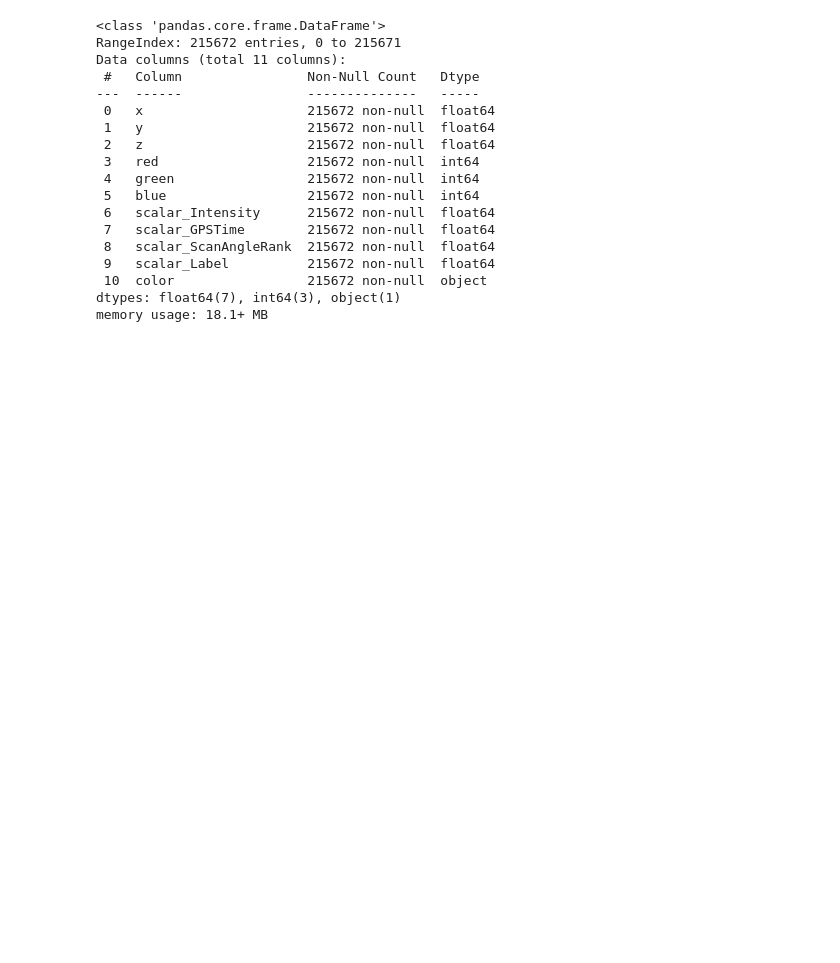
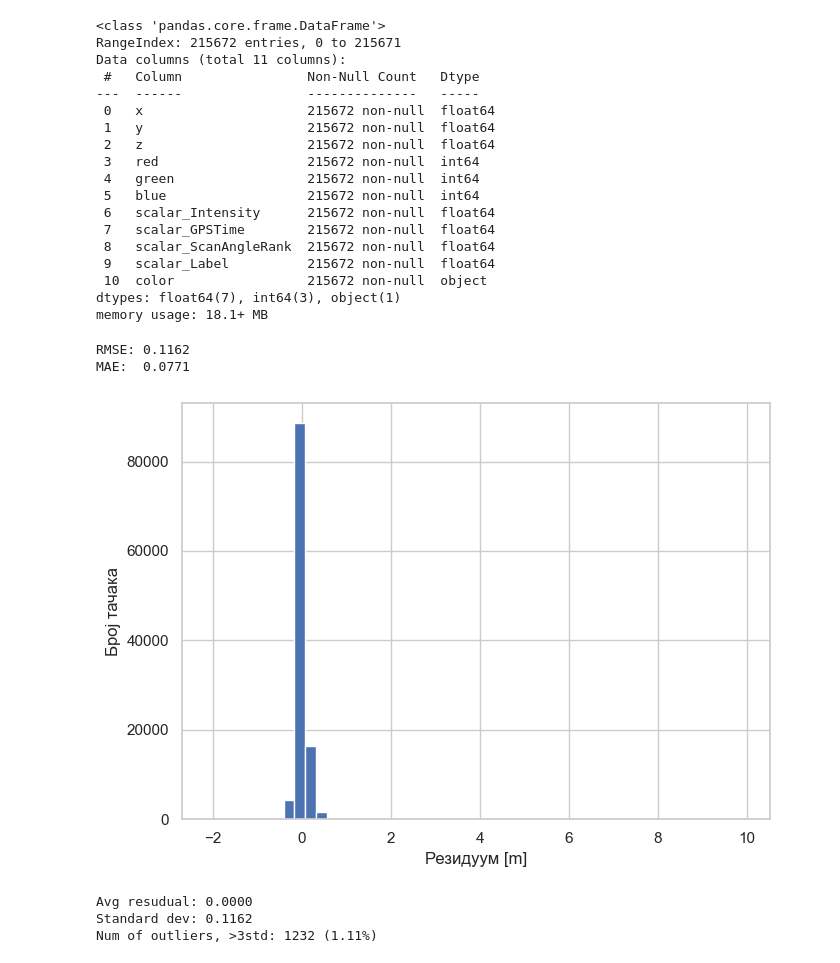
Before and after one commit to peksikeksi/pinv-svd, a Jupyter notebook: pinv_lidar.ipynb, the cells around one changed output. Saved outputs shown, nothing was run; the diff lists cells and outputs as text; code cells hidden in the pictures; blank space fills up the shorter version.

```diff
--- a/pinv_lidar.ipynb
+++ b/pinv_lidar.ipynb
@@ -195,4 +189,43 @@ plt.savefig("results/ground_approx_mesh.png", dpi=200)
 plt.close(fig)
 plt.show()
 # %%
-# TODO Nadji gresku koja je
+ground_df = df[df['scalar_Label'] == 1]
+X = ground_df[['x', 'y', 'z']].to_numpy()
+
+A = np.c_[X[:,0], X[:,1], np.ones(X.shape[0])]
+b = X[:,2]
+a, b_coef, c = np.linalg.pinv(A) @ b
+
+z_pred = a * X[:,0] + b_coef * X[:,1] + c
+residuals = X[:,2] - z_pred
+
+rmse = np.sqrt(np.mean(residuals**2))
+mae = np.mean(np.abs(residuals))
+
+print(f"RMSE: {rmse:.4f}")
+print(f"MAE:  {mae:.4f}")
+
+plt.figure(figsize=(7,5))
+plt.hist(residuals, bins=50)
+plt.xlabel('Резидуум [m]')
+plt.ylabel('Број тачака')
+plt.tight_layout()
+plt.grid(True)
+plt.show()
+# %% [output]
+RMSE: 0.1162
+MAE:  0.0771
+[figure, added]
+# %%
+mean_res = np.mean(residuals)
+std_res = np.std(residuals)
+outliers = np.sum(np.abs(residuals - mean_res) > 3 * std_res)
+perc = 100 * outliers / len(residuals)
+
+print(f"Avg resudual: {mean_res:.4f}")
+print(f"Standard dev: {std_res:.4f}")
+print(f"Num of outliers, >3std: {outliers} ({perc:.2f}%)")
+# %% [output]
+Avg resudual: 0.0000
+Standard dev: 0.1162
+Num of outliers, >3std: 1232 (1.11%)
```
Also changed, not shown: parts of 5 cells of this notebook, 4 other files.
